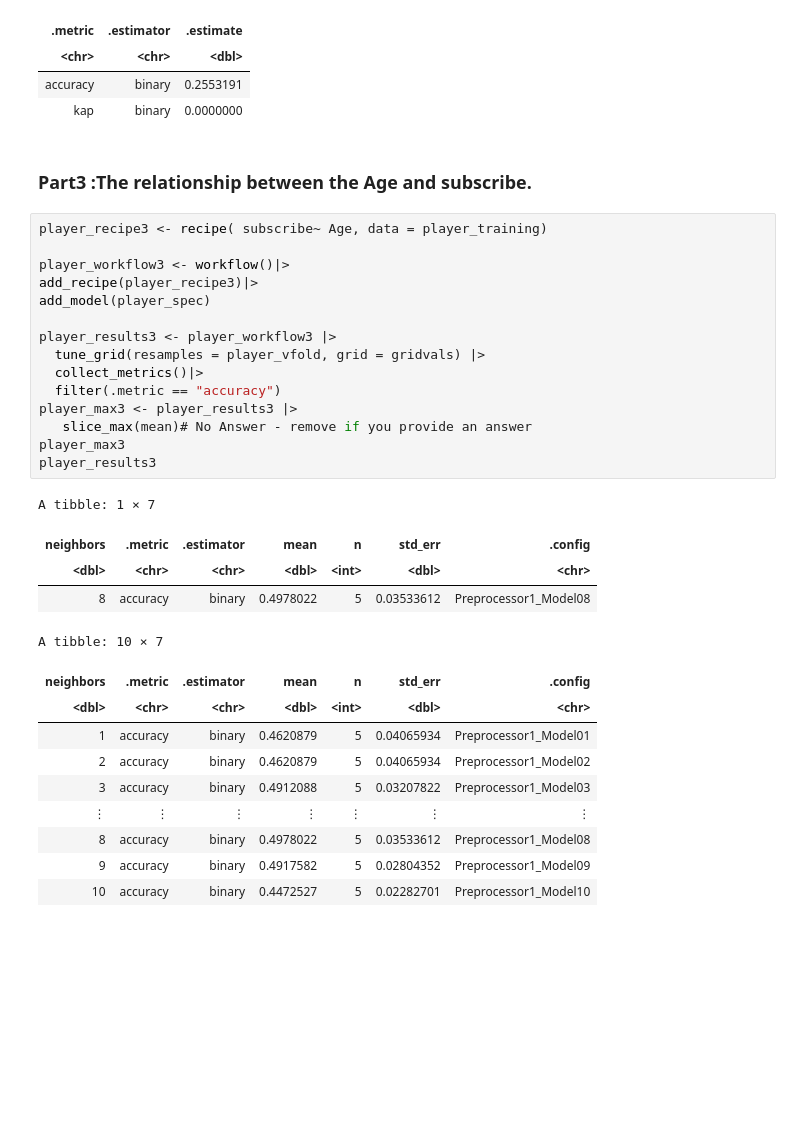
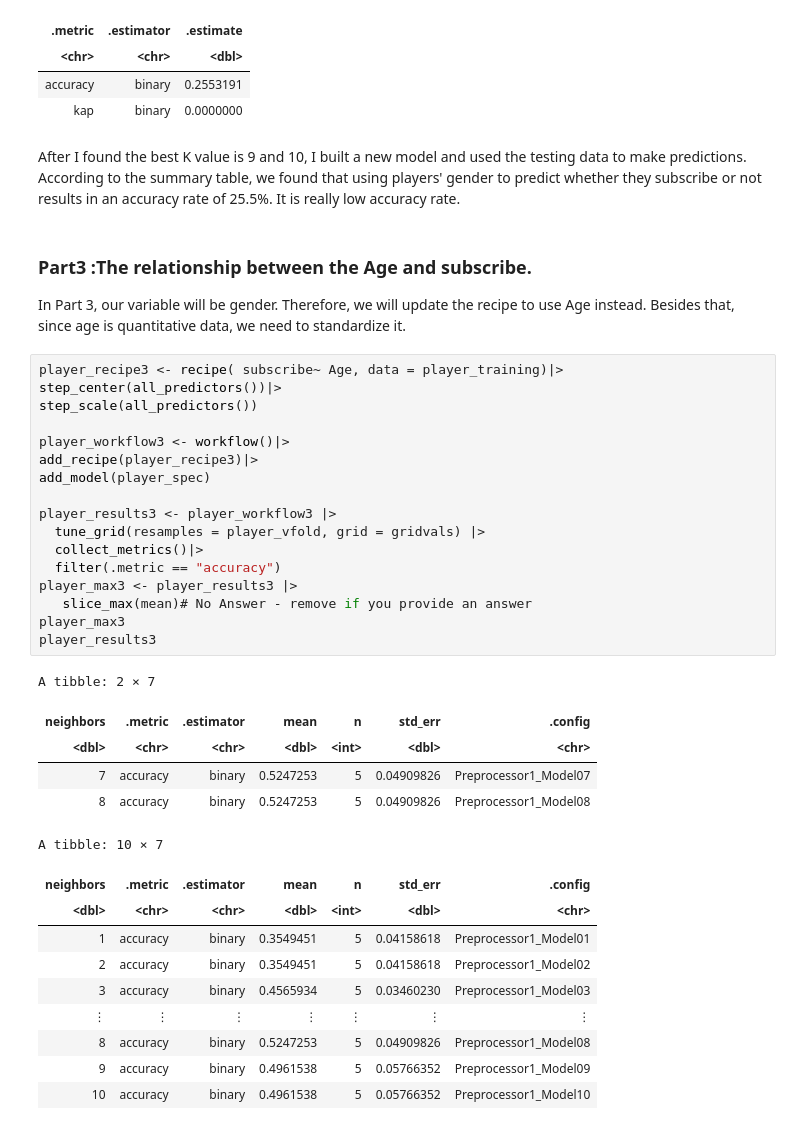
Before and after one commit to SubrinaLi/DSCI-100-sec003, a Jupyter notebook: Project_Subrina.ipynb, the cells around one changed output. Cells and saved outputs as stored; diff of their text form; blank space fills up the shorter version.

```diff
--- a/Project_Subrina.ipynb
+++ b/Project_Subrina.ipynb
@@ -240,38 +261,44 @@ A tibble: 2 × 3
 | <chr> | <chr> | <dbl> |
 | accuracy | binary | 0.2553191 |
 | kap | binary | 0.0000000 |
+# %% [markdown]
+After I found the best K value is 9 and 10, I built a new model and used the testing data to make predictions. According to the summary table, we found that using players' gender to predict whether they subscribe or not results in an accuracy rate of 25.5%. It is really low accuracy rate.
 # %% [markdown]
 ### Part3 :The relationship between the Age and subscribe.
+In Part 3, our variable will be gender. Therefore, we will update the recipe to use Age instead. Besides that, since age is quantitative data, we need to standardize it.
 # %%
-player_recipe3 <- recipe( subscribe~ Age, data = player_training)
+player_recipe3 <- recipe( subscribe~ Age, data = player_training)|>
+step_center(all_predictors())|>
+step_scale(all_predictors())
 
 player_workflow3 <- workflow()|>
 add_recipe(player_recipe3)|>
 add_model(player_spec)
 
 player_results3 <- player_workflow3 |>
   tune_grid(resamples = player_vfold, grid = gridvals) |>
   collect_metrics()|>
   filter(.metric == "accuracy")
 player_max3 <- player_results3 |>
    slice_max(mean)# No Answer - remove if you provide an answer
 player_max3
 player_results3
 # %% [output]
-A tibble: 1 × 7
+A tibble: 2 × 7
 | neighbors | .metric | .estimator | mean | n | std_err | .config |
 | <dbl> | <chr> | <chr> | <dbl> | <int> | <dbl> | <chr> |
-| 8 | accuracy | binary | 0.4978022 | 5 | 0.03533612 | Preprocessor1_Model08 |
+| 7 | accuracy | binary | 0.5247253 | 5 | 0.04909826 | Preprocessor1_Model07 |
+| 8 | accuracy | binary | 0.5247253 | 5 | 0.04909826 | Preprocessor1_Model08 |
 A tibble: 10 × 7
 | neighbors | .metric | .estimator | mean | n | std_err | .config |
 | <dbl> | <chr> | <chr> | <dbl> | <int> | <dbl> | <chr> |
-| 1 | accuracy | binary | 0.4620879 | 5 | 0.04065934 | Preprocessor1_Model01 |
-| 2 | accuracy | binary | 0.4620879 | 5 | 0.04065934 | Preprocessor1_Model02 |
-| 3 | accuracy | binary | 0.4912088 | 5 | 0.03207822 | Preprocessor1_Model03 |
+| 1 | accuracy | binary | 0.3549451 | 5 | 0.04158618 | Preprocessor1_Model01 |
+| 2 | accuracy | binary | 0.3549451 | 5 | 0.04158618 | Preprocessor1_Model02 |
+| 3 | accuracy | binary | 0.4565934 | 5 | 0.03460230 | Preprocessor1_Model03 |
 | ⋮ | ⋮ | ⋮ | ⋮ | ⋮ | ⋮ | ⋮ |
-| 8 | accuracy | binary | 0.4978022 | 5 | 0.03533612 | Preprocessor1_Model08 |
-| 9 | accuracy | binary | 0.4917582 | 5 | 0.02804352 | Preprocessor1_Model09 |
-| 10 | accuracy | binary | 0.4472527 | 5 | 0.02282701 | Preprocessor1_Model10 |
+| 8 | accuracy | binary | 0.5247253 | 5 | 0.04909826 | Preprocessor1_Model08 |
+| 9 | accuracy | binary | 0.4961538 | 5 | 0.05766352 | Preprocessor1_Model09 |
+| 10 | accuracy | binary | 0.4961538 | 5 | 0.05766352 | Preprocessor1_Model10 |
 # %%
 k_value_age <- ggplot(player_results3, aes(x = neighbors, y= mean))+
 geom_point()+
```
Also changed, not shown: parts of 20 cells of this notebook.
